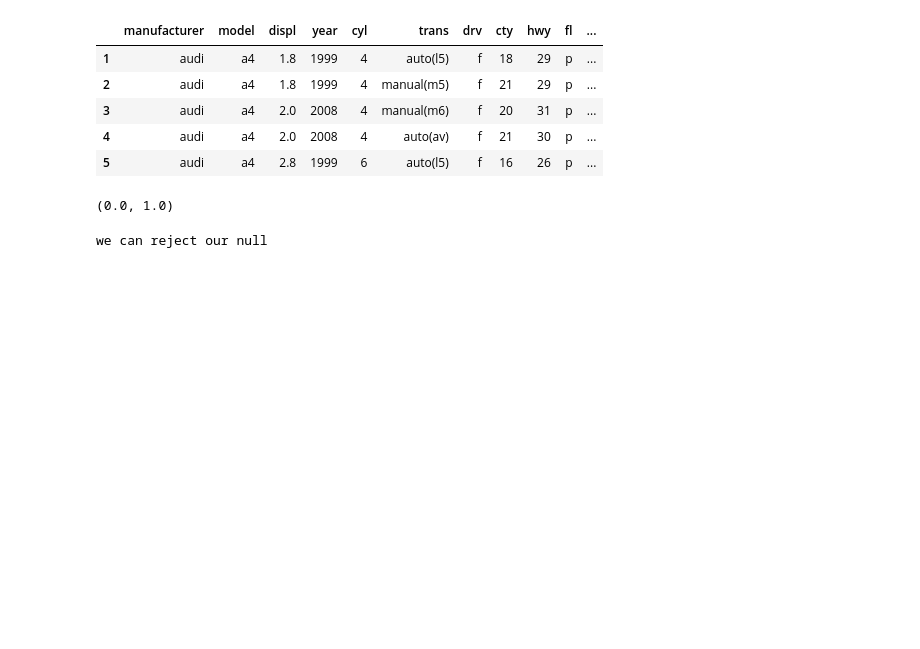
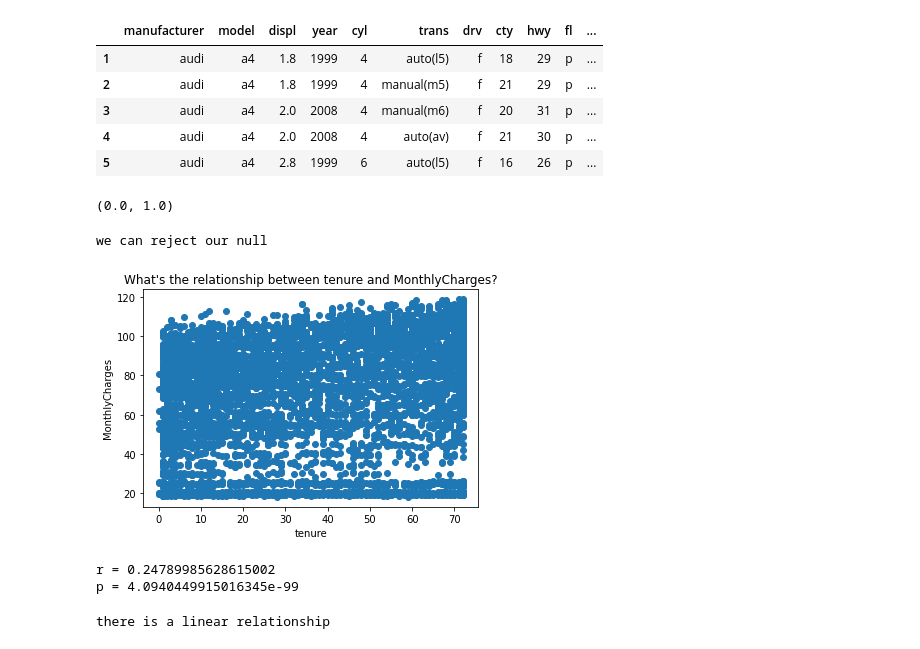
Before and after one commit to Zachary-Stufflebeme/Statistic-exercises, a Jupyter notebook: hypothesis_testing.ipynb, the cells around one changed output. Saved outputs shown, nothing was run; the diff lists cells and outputs as text; code cells hidden in the pictures; blank space fills up the shorter version.

```diff
--- a/hypothesis_testing.ipynb
+++ b/hypothesis_testing.ipynb
@@ -132,3 +132,7 @@ else:
     print('we cant reject null')
 # %% [output]
 we can reject our null
+# %%
+#------------------------------------CORRELATION EXERCISES----------------------------------------------------------
+df =  pd.read_csv('telco_churn.csv')
+a = .05
@@ -134,0 +142,24 @@ we can reject our null
+# %%
+plt.scatter(df.tenure,df.MonthlyCharges)
+plt.title("What's the relationship between tenure and MonthlyCharges?")
+plt.xlabel('tenure')
+plt.ylabel('MonthlyCharges')
+plt.show()
+# %% [output]
+[figure, added]
+# %%
+x = df.tenure
+y = df.MonthlyCharges
+r,p = stats.pearsonr(x,y)
+print('r =', r)
+print('p =', p)
+# %% [output]
+r = 0.24789985628615002
+p = 4.0940449915016345e-99
+# %%
+if p < a:
+    print("there is a linear relationship")
+else:
+    print("there is no linear relationship")
+# %% [output]
+there is a linear relationship
```
Also changed, not shown: parts of 66 cells of this notebook.
